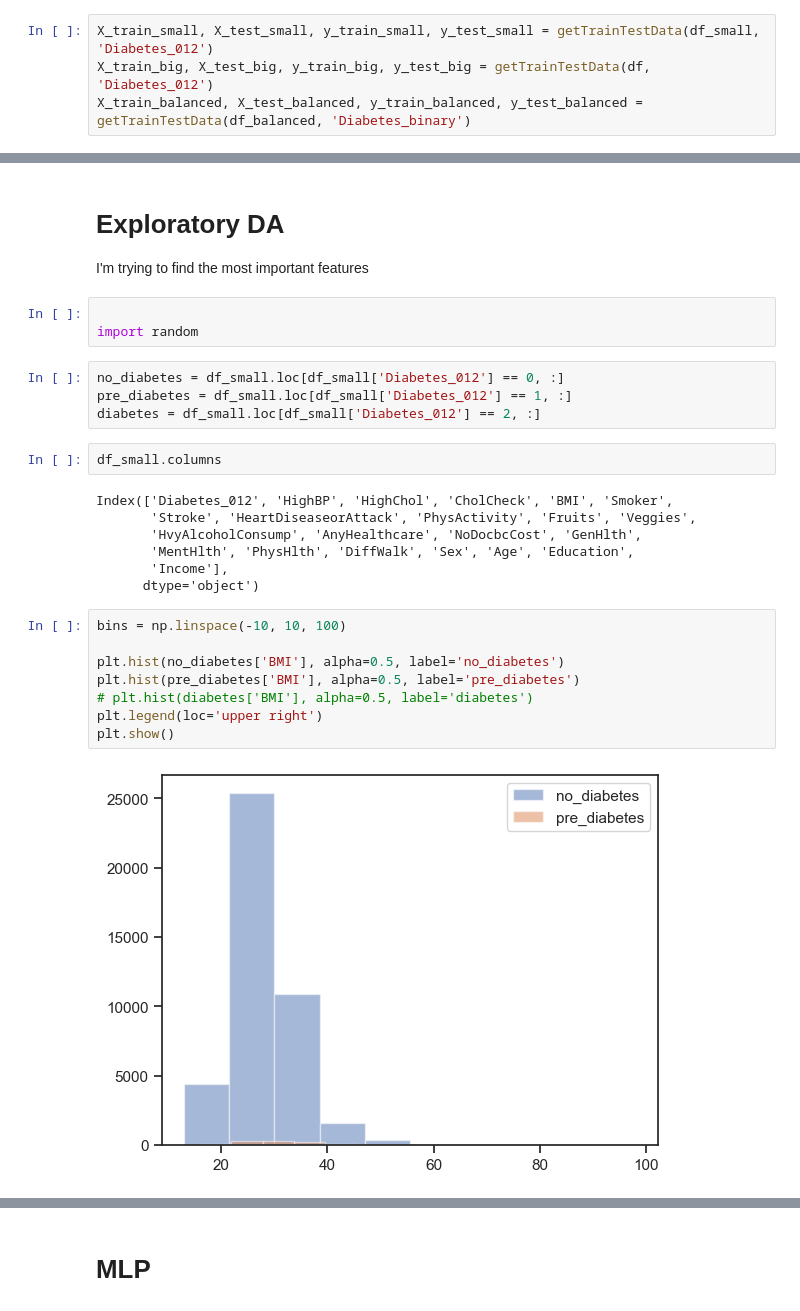
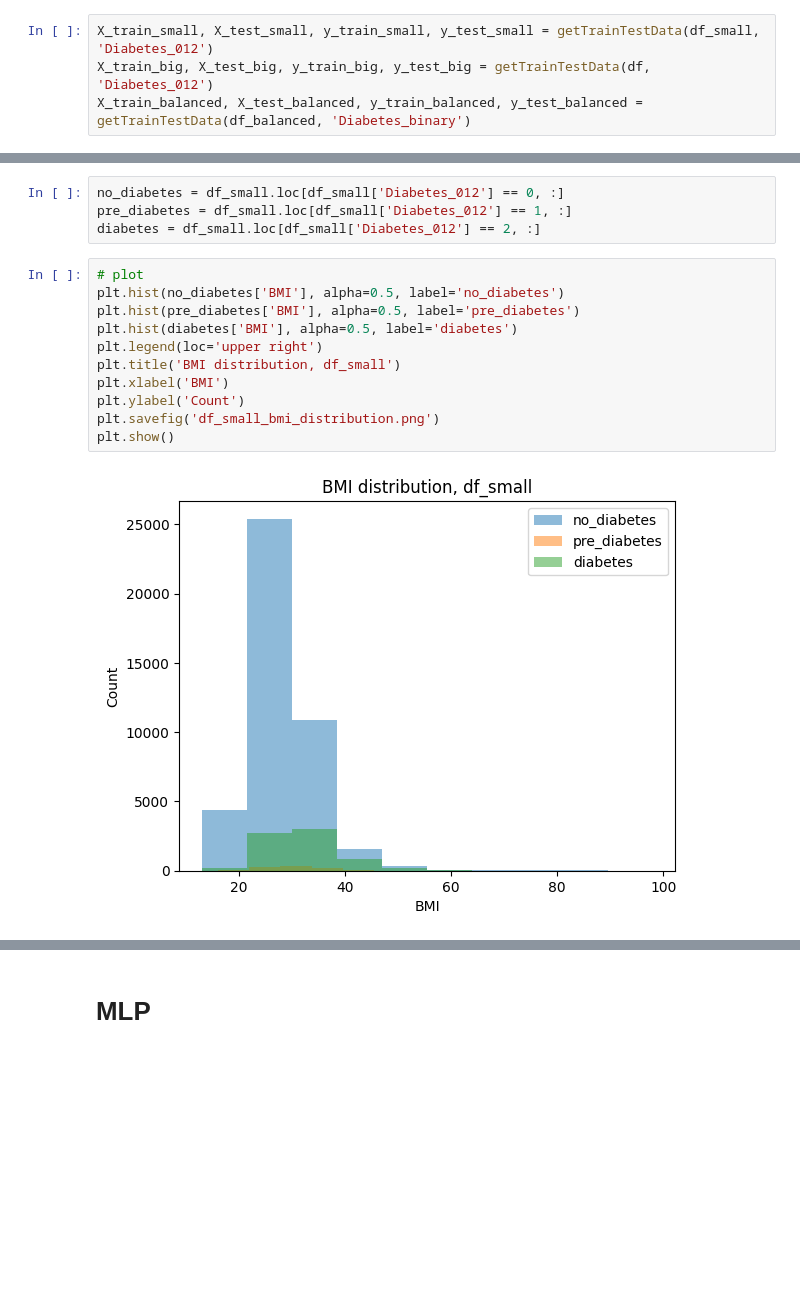
Before and after one commit to mackenzievvvz/diabetes-type-2, a Jupyter notebook: mlp/mlp.ipynb, the cells around one changed output, grey strips where cells are left out. Drawn from its saved outputs; the diff is of its cells as text; blank space fills up the shorter version.

Commit message:
graphs

```diff
--- a/mlp/mlp.ipynb
+++ b/mlp/mlp.ipynb
@@ -77,31 +97,18 @@ plt.show()
-# %% [markdown]
-# Exploratory DA
-
-I'm trying to find the most important features
-# %%
-
-import random
 # %%
 no_diabetes = df_small.loc[df_small['Diabetes_012'] == 0, :]
 pre_diabetes = df_small.loc[df_small['Diabetes_012'] == 1, :]
 diabetes = df_small.loc[df_small['Diabetes_012'] == 2, :]
-# %%
-df_small.columns
-# %% [output]
-Index(['Diabetes_012', 'HighBP', 'HighChol', 'CholCheck', 'BMI', 'Smoker',
-       'Stroke', 'HeartDiseaseorAttack', 'PhysActivity', 'Fruits', 'Veggies',
-       'HvyAlcoholConsump', 'AnyHealthcare', 'NoDocbcCost', 'GenHlth',
-       'MentHlth', 'PhysHlth', 'DiffWalk', 'Sex', 'Age', 'Education',
-       'Income'],
-      dtype='object')
 # %%
-bins = np.linspace(-10, 10, 100)
-
+# plot
 plt.hist(no_diabetes['BMI'], alpha=0.5, label='no_diabetes')
 plt.hist(pre_diabetes['BMI'], alpha=0.5, label='pre_diabetes')
-# plt.hist(diabetes['BMI'], alpha=0.5, label='diabetes')
+plt.hist(diabetes['BMI'], alpha=0.5, label='diabetes')
 plt.legend(loc='upper right')
+plt.title('BMI distribution, df_small')
+plt.xlabel('BMI')
+plt.ylabel('Count')
+plt.savefig('df_small_bmi_distribution.png')
 plt.show()
 # %% [output]
-[figure, old version]
+[figure, new version]
 # %%
```
Also changed, not shown: parts of 32 cells of this notebook, 6 other files.
